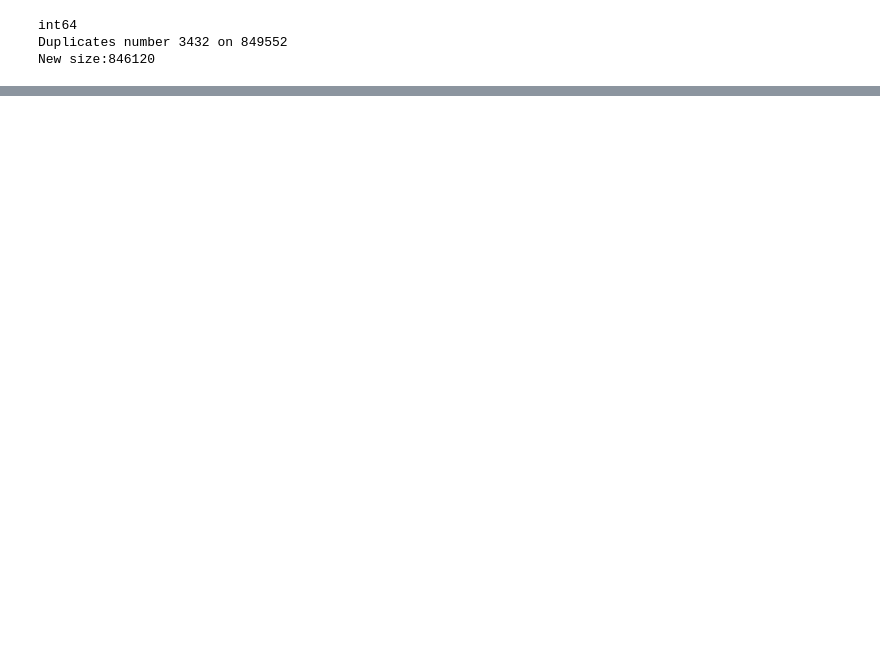
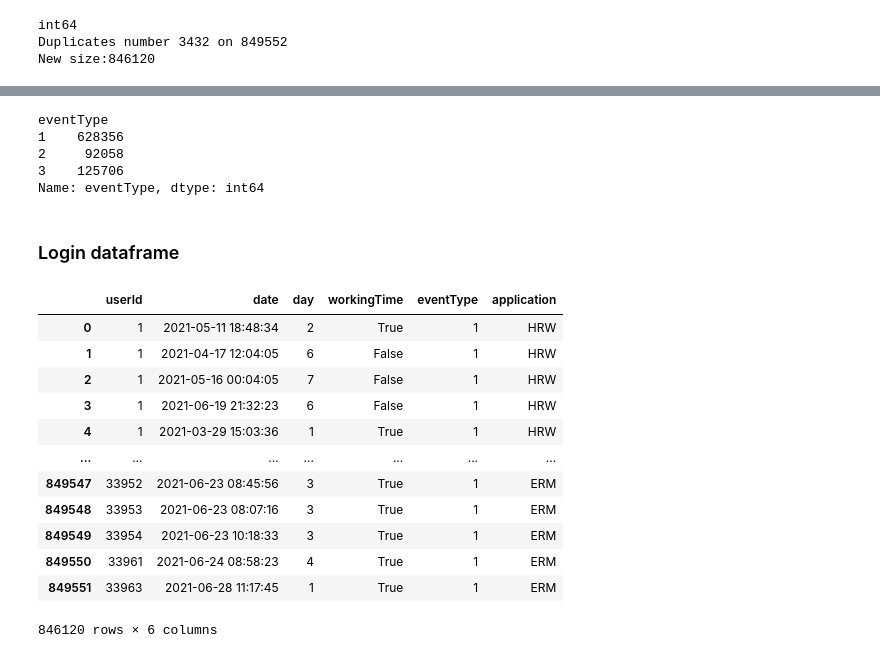
Before and after one commit to carloleo/AI-for-cybersecurity, a Jupyter notebook: AI project.ipynb, the cells around one changed output, grey strips where cells are left out. Drawn from its saved outputs; the diff is of its cells as text; code cells hidden in the pictures; blank space fills up the shorter version.

```diff
--- a/AI project.ipynb
+++ b/AI project.ipynb
@@ -52,6 +40,6 @@ df_.head(20)
 # %%
 #cleaning row data
-df_.fillna(UNKNOWN,inplace=True)
 
-df_.head(20)
+print('number of null entries:')
+df_.isnull().sum()
 # %% [output]
@@ -91,0 +135,10 @@ New size:846120
+# %%
+df_.groupby('eventType').eventType.count()
+# %% [output]
+eventType
+1    628356
+2     92058
+3    125706
+Name: eventType, dtype: int64
+# %% [markdown]
+<h3>Login dataframe</h3>
@@ -91,0 +161,24 @@ New size:846120
+# %%
+df_logins = pd.DataFrame(columns=['userId', 'date', 'day', 'workingTime', 'eventType', 'application'])
+df_logins['userId'] = df_['userId']
+df_logins['date'] = pd.to_datetime(df_['date'], format="%Y-%m-%d %H:%M:%S.%f")
+df_logins['day'] = df_logins['date'].apply(toDay)
+df_logins['workingTime'] = df_logins['date'].apply(isWorkingTime)
+df_logins['eventType'] = df_['eventType']
+df_logins['application'] = df_['application']
+
+df_logins
+# %% [output]
+|  | userId | date | day | workingTime | eventType | application |
+| 0 | 1 | 2021-05-11 18:48:34 | 2 | True | 1 | HRW |
+| 1 | 1 | 2021-04-17 12:04:05 | 6 | False | 1 | HRW |
+| 2 | 1 | 2021-05-16 00:04:05 | 7 | False | 1 | HRW |
+| 3 | 1 | 2021-06-19 21:32:23 | 6 | False | 1 | HRW |
+| 4 | 1 | 2021-03-29 15:03:36 | 1 | True | 1 | HRW |
+| ... | ... | ... | ... | ... | ... | ... |
+| 849547 | 33952 | 2021-06-23 08:45:56 | 3 | True | 1 | ERM |
+| 849548 | 33953 | 2021-06-23 08:07:16 | 3 | True | 1 | ERM |
+| 849549 | 33954 | 2021-06-23 10:18:33 | 3 | True | 1 | ERM |
+| 849550 | 33961 | 2021-06-24 08:58:23 | 4 | True | 1 | ERM |
+| 849551 | 33963 | 2021-06-28 11:17:45 | 1 | True | 1 | ERM |
+846120 rows × 6 columns
```
Also changed, not shown: parts of 14 cells of this notebook.
